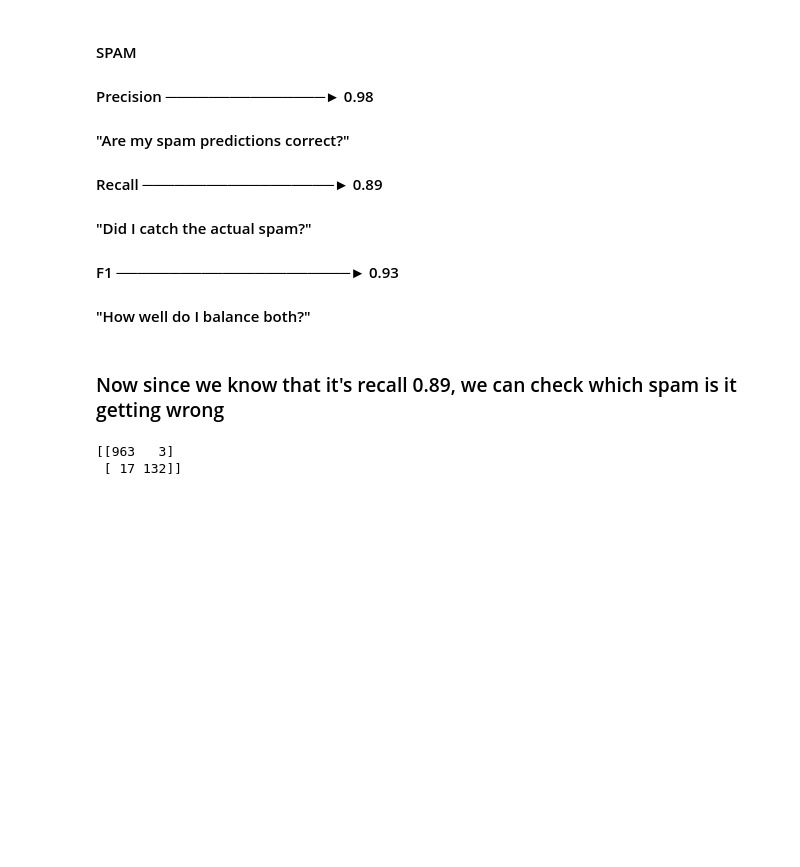
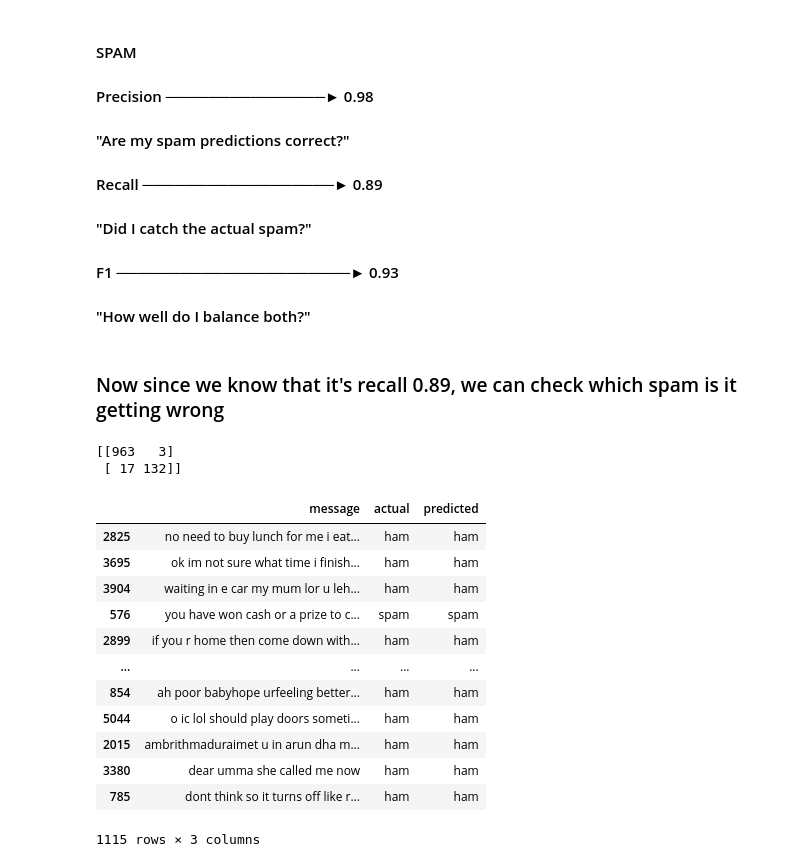
Before and after one commit to nemo-code-ai/sms-spam-classifier, a Jupyter notebook: src/sms_spam_classifier/base.ipynb, the cells around one changed output. Drawn from its saved outputs; the diff is of its cells as text; code cells hidden in the pictures; blank space fills up the shorter version.

```diff
--- a/src/sms_spam_classifier/base.ipynb
+++ b/src/sms_spam_classifier/base.ipynb
@@ -331,0 +345,18 @@ print(cm)
+# %%
+#we peek into the new frame done
+
+results
+# %% [output]
+|  | message | actual | predicted |
+| 2825 | no need to buy lunch for me i eat... | ham | ham |
+| 3695 | ok im not sure what time i finish... | ham | ham |
+| 3904 | waiting in e car my mum lor u leh... | ham | ham |
+| 576 | you have won cash or a prize to c... | spam | spam |
+| 2899 | if you r home then come down with... | ham | ham |
+| ... | ... | ... | ... |
+| 854 | ah poor babyhope urfeeling better... | ham | ham |
+| 5044 | o ic lol should play doors someti... | ham | ham |
+| 2015 | ambrithmaduraimet u in arun dha m... | ham | ham |
+| 3380 | dear umma she called me now | ham | ham |
+| 785 | dont think so it turns off like r... | ham | ham |
+1115 rows × 3 columns
```
Also changed, not shown: parts of 10 cells of this notebook.
